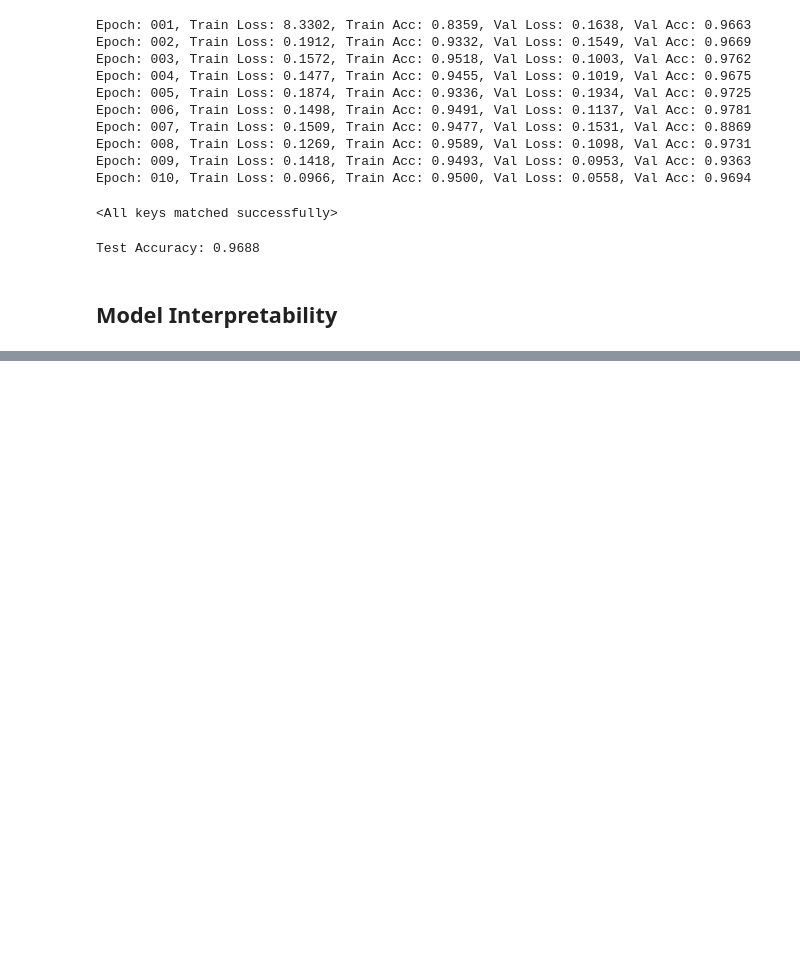
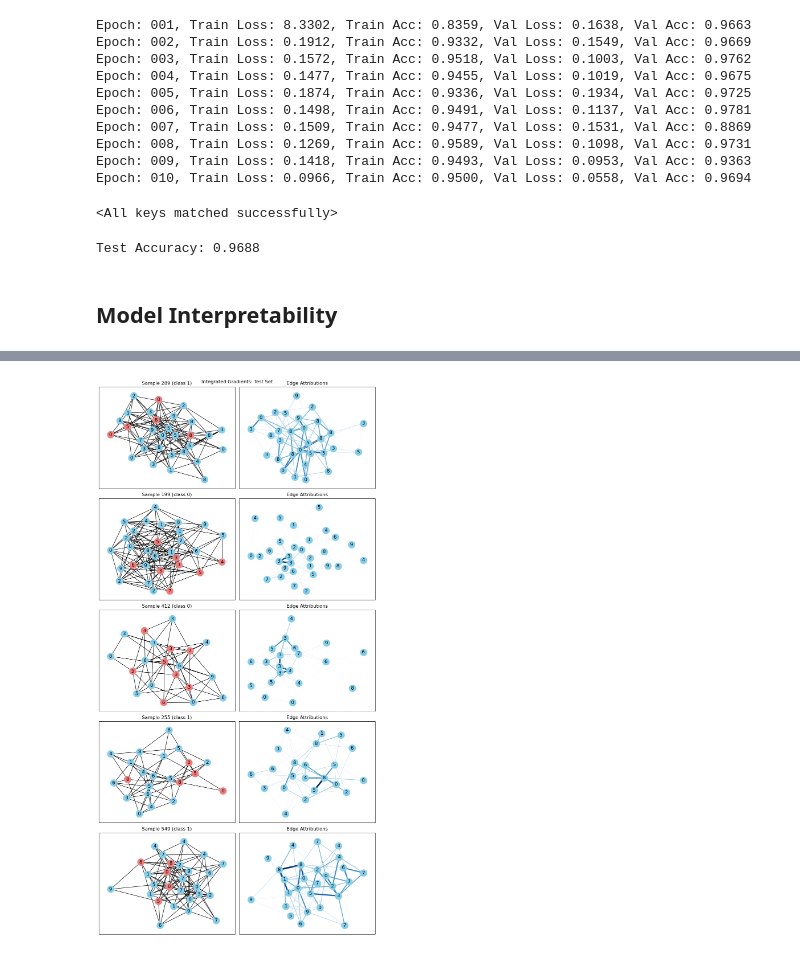
Before and after one commit to rohitkt10/fall_co-op_2023, a Jupyter notebook: experiments/SynGraphDatasetTraining.ipynb, the cells around one changed output, grey strips where cells are left out. Cells and saved outputs as stored; diff of their text form; code cells hidden in the pictures; blank space fills up the shorter version.

```diff
--- a/experiments/SynGraphDatasetTraining.ipynb
+++ b/experiments/SynGraphDatasetTraining.ipynb
@@ -374,3 +378,25 @@ plt.show()
+# %%
+# plot 5 graphs from the test set
+fig, ax = plt.subplots(5, 2, figsize=(10, 20))
+plt.suptitle("Integrated Gradients: Test Set")
+
+for i in range(5):
+    # pick random sample from test set
+    sample_i = np.random.randint(len(test_dataset))
+    input_data = test_dataset[sample_i]
+    input_data = input_data.to(device)
+
+    attributions = explain(method='ig', data=input_data, target=0)
+    # print('Attributions:', attributions)
+
+    visualize_graph(input_data, ax[i][0])
+    ax[i][0].set_title(f'Sample {sample_i} (class {input_data.y.item()})')
+    # Visualize attributions for the example data
+    visualize_attributions(input_data, attributions, ax[i][1])
+plt.tight_layout()
+plt.show()
+# %% [output]
+[figure, added]
 # %%
 # Get an example input from your dataset
 input_data = train_dataset[0]
```
Also changed, not shown: parts of 3 cells of this notebook.
